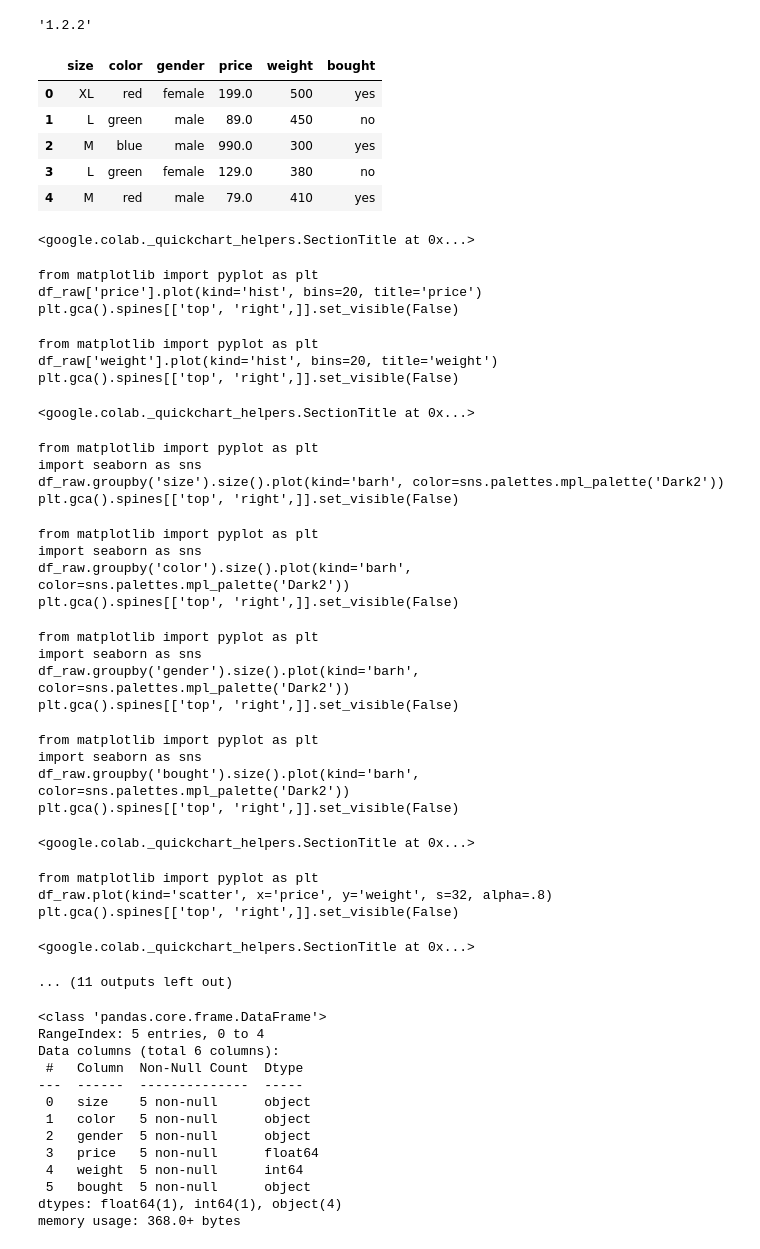
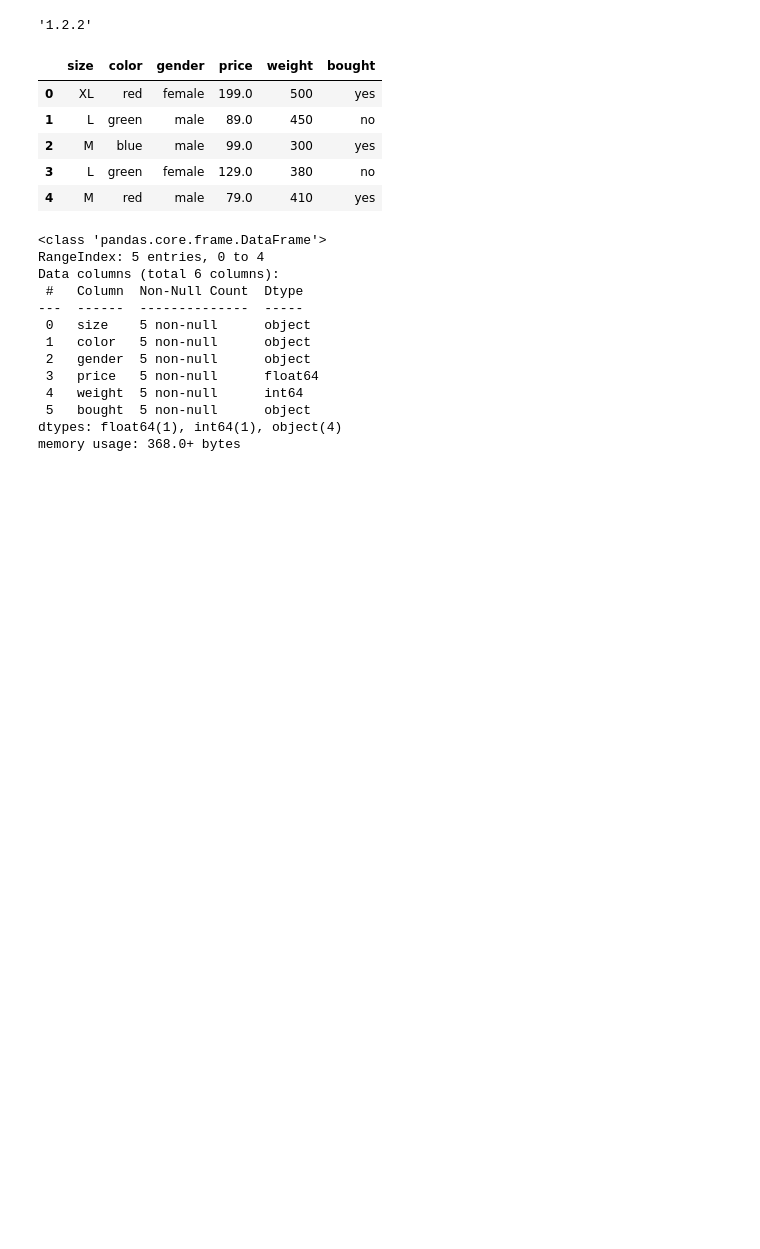
Before and after one commit to paulinagorska1987/machine_learning_bootcamp, a Jupyter notebook: 01_basics/data_preprocessing.ipynb, the cells around one changed output. Drawn from its saved outputs; the diff is of its cells as text; code cells hidden in the pictures; blank space fills up the shorter version.

Commit message:
Utworzono za pomocą Colaboratory

```diff
--- a/01_basics/data_preprocessing.ipynb
+++ b/01_basics/data_preprocessing.ipynb
@@ -14,53 +14,23 @@ sklearn.__version__
 # %%
 data = {
     'size': ['XL', 'L', 'M', 'L', 'M'],
     'color': ['red', 'green', 'blue', 'green', 'red'],
     'gender': ['female', 'male', 'male', 'female', 'male'],
-    'price': [199.0, 89.0, 990, 129.0, 79.0],
+    'price': [199.0, 89.0, 99, 129.0, 79.0],
     'weight': [500, 450, 300, 380, 410],
     'bought': ['yes', 'no', 'yes', 'no', 'yes']
 }
 
 
 df_raw = pd.DataFrame(data=data)
 df_raw
 # %% [output]
 |  | size | color | gender | price | weight | bought |
 | 0 | XL | red | female | 199.0 | 500 | yes |
 | 1 | L | green | male | 89.0 | 450 | no |
-| 2 | M | blue | male | 990.0 | 300 | yes |
+| 2 | M | blue | male | 99.0 | 300 | yes |
 | 3 | L | green | female | 129.0 | 380 | no |
 | 4 | M | red | male | 79.0 | 410 | yes |
-<google.colab._quickchart_helpers.SectionTitle at 0x...>
-from matplotlib import pyplot as plt
-df_raw['price'].plot(kind='hist', bins=20, title='price')
-plt.gca().spines[['top', 'right',]].set_visible(False)
-from matplotlib import pyplot as plt
-df_raw['weight'].plot(kind='hist', bins=20, title='weight')
-plt.gca().spines[['top', 'right',]].set_visible(False)
-<google.colab._quickchart_helpers.SectionTitle at 0x...>
-from matplotlib import pyplot as plt
-import seaborn as sns
-df_raw.groupby('size').size().plot(kind='barh', color=sns.palettes.mpl_palette('Dark2'))
-plt.gca().spines[['top', 'right',]].set_visible(False)
-from matplotlib import pyplot as plt
-import seaborn as sns
-df_raw.groupby('color').size().plot(kind='barh', color=sns.palettes.mpl_palette('Dark2'))
-plt.gca().spines[['top', 'right',]].set_visible(False)
-from matplotlib import pyplot as plt
-import seaborn as sns
-df_raw.groupby('gender').size().plot(kind='barh', color=sns.palettes.mpl_palette('Dark2'))
-plt.gca().spines[['top', 'right',]].set_visible(False)
-from matplotlib import pyplot as plt
-import seaborn as sns
-df_raw.groupby('bought').size().plot(kind='barh', color=sns.palettes.mpl_palette('Dark2'))
-plt.gca().spines[['top', 'right',]].set_visible(False)
-<google.colab._quickchart_helpers.SectionTitle at 0x...>
-from matplotlib import pyplot as plt
-df_raw.plot(kind='scatter', x='price', y='weight', s=32, alpha=.8)
-plt.gca().spines[['top', 'right',]].set_visible(False)
-<google.colab._quickchart_helpers.SectionTitle at 0x...>
-... (11 outputs left out)
 # %%
 df = df_raw.copy()
 df.info()
```
Also changed, not shown: parts of 28 cells of this notebook.
